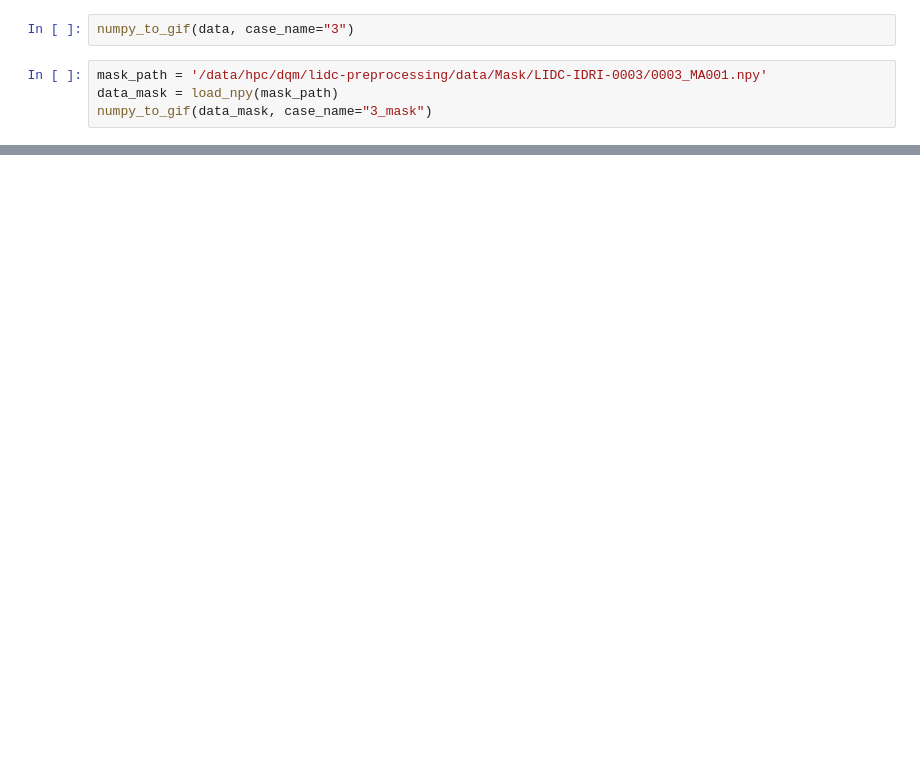
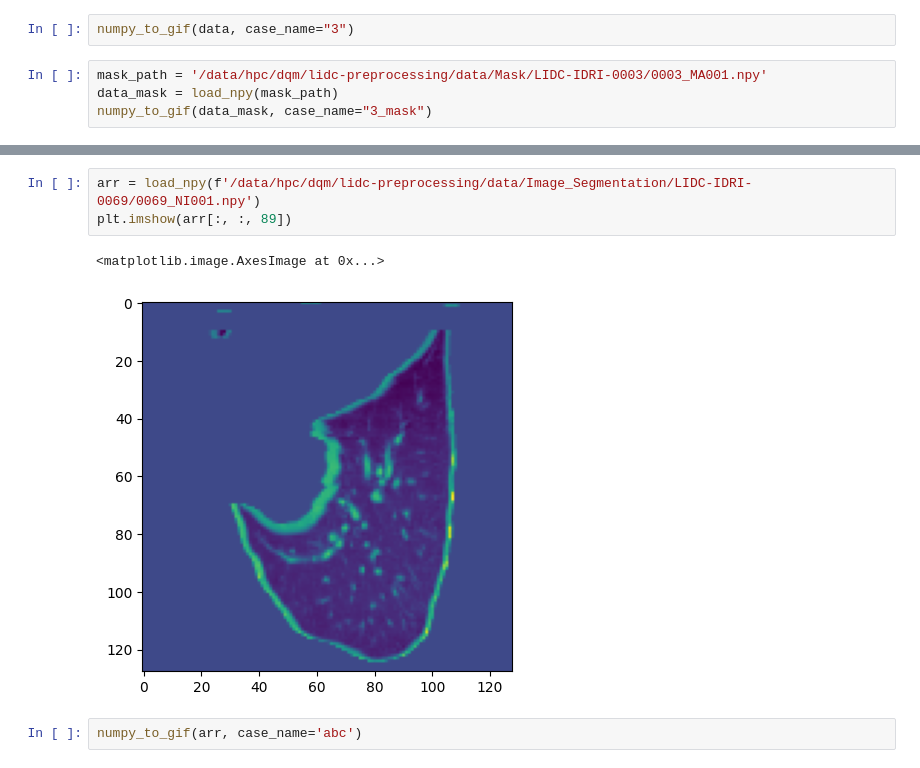
Before and after one commit to minhminh2k/3D-SegClass-Medical, a Jupyter notebook: notebooks/data.ipynb, the cells around one changed output, grey strips where cells are left out. Drawn from its saved outputs; the diff is of its cells as text; blank space fills up the shorter version.

```diff
--- a/notebooks/data.ipynb
+++ b/notebooks/data.ipynb
@@ -72,0 +320,8 @@ numpy_to_gif(data_mask, case_name="3_mask")
+# %%
+arr = load_npy(f'/data/hpc/dqm/lidc-preprocessing/data/Image_Segmentation/LIDC-IDRI-0069/0069_NI001.npy')
+plt.imshow(arr[:, :, 89])
+# %% [output]
+<matplotlib.image.AxesImage at 0x...>
+[figure, added]
+# %%
+numpy_to_gif(arr, case_name='abc')
```
Also changed, not shown: parts of 19 cells of this notebook, 14 other files.
